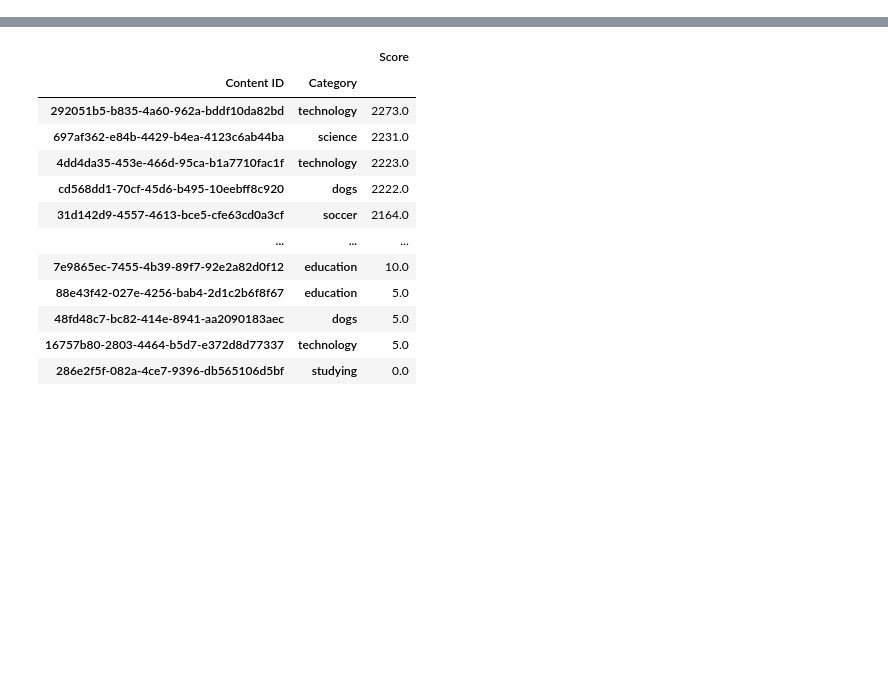
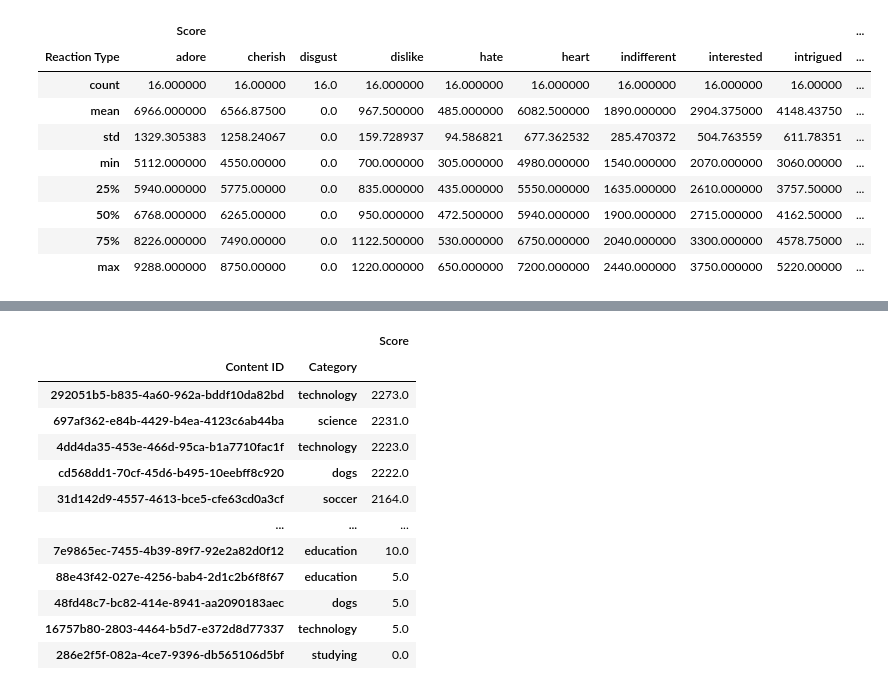
Before and after one commit to deborabastos/accenture_data_analytics, a Jupyter notebook: 2.accenture_data_analysis.ipynb, the cells around one changed output, grey strips where cells are left out. Cells and saved outputs as stored; diff of their text form; code cells hidden in the pictures; blank space fills up the shorter version.

```diff
--- a/2.accenture_data_analysis.ipynb
+++ b/2.accenture_data_analysis.ipynb
@@ -43,0 +158,13 @@ total_categories_sort = total_categories.sort_values("Score", ascending=False)
+# %%
+pt_reaction_type.describe()
+# %% [output]
+|  | Score |  |  |  |  |  |  |  |  | ... |
+| Reaction Type | adore | cherish | disgust | dislike | hate | heart | indifferent | interested | intrigued | ... |
+| count | 16.000000 | 16.00000 | 16.0 | 16.000000 | 16.000000 | 16.000000 | 16.000000 | 16.000000 | 16.00000 | ... |
+| mean | 6966.000000 | 6566.87500 | 0.0 | 967.500000 | 485.000000 | 6082.500000 | 1890.000000 | 2904.375000 | 4148.43750 | ... |
+| std | 1329.305383 | 1258.24067 | 0.0 | 159.728937 | 94.586821 | 677.362532 | 285.470372 | 504.763559 | 611.78351 | ... |
+| min | 5112.000000 | 4550.00000 | 0.0 | 700.000000 | 305.000000 | 4980.000000 | 1540.000000 | 2070.000000 | 3060.00000 | ... |
+| 25% | 5940.000000 | 5775.00000 | 0.0 | 835.000000 | 435.000000 | 5550.000000 | 1635.000000 | 2610.000000 | 3757.50000 | ... |
+| 50% | 6768.000000 | 6265.00000 | 0.0 | 950.000000 | 472.500000 | 5940.000000 | 1900.000000 | 2715.000000 | 4162.50000 | ... |
+| 75% | 8226.000000 | 7490.00000 | 0.0 | 1122.500000 | 530.000000 | 6750.000000 | 2040.000000 | 3300.000000 | 4578.75000 | ... |
+| max | 9288.000000 | 8750.00000 | 0.0 | 1220.000000 | 650.000000 | 7200.000000 | 2440.000000 | 3750.000000 | 5220.00000 | ... |
```
Also changed, not shown: parts of 20 cells of this notebook, 1 other file.
